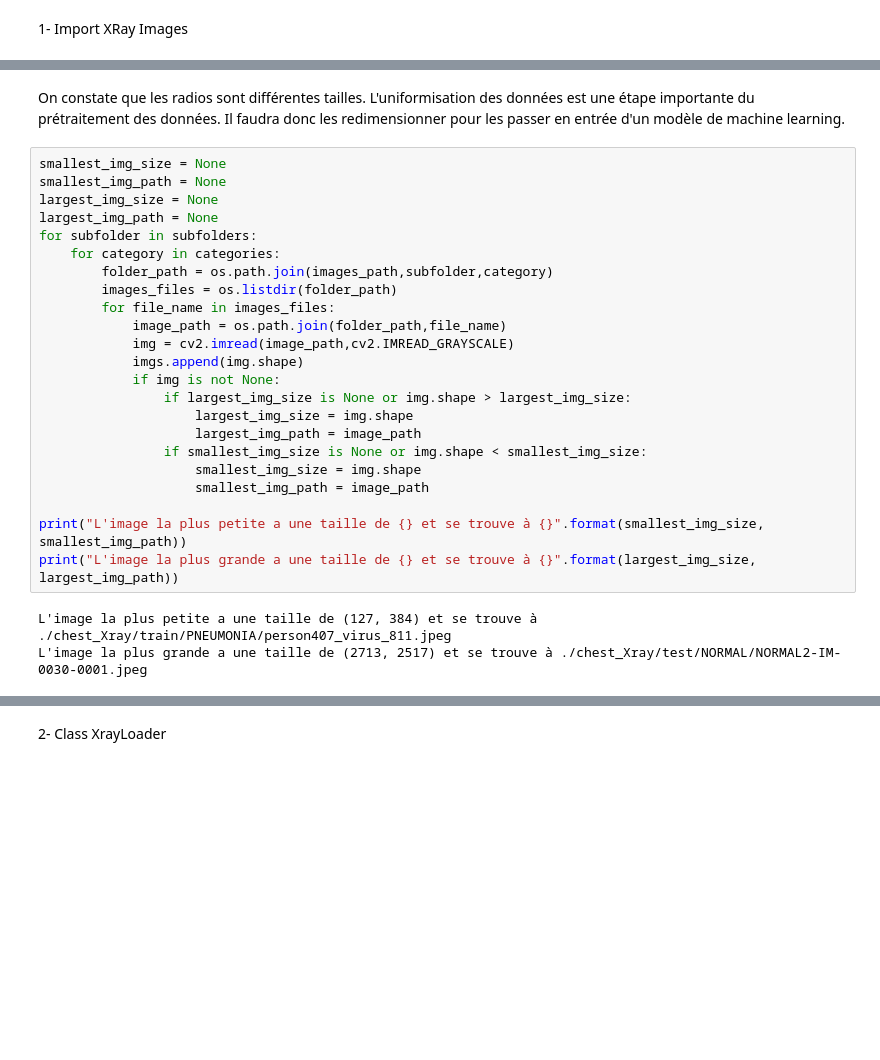
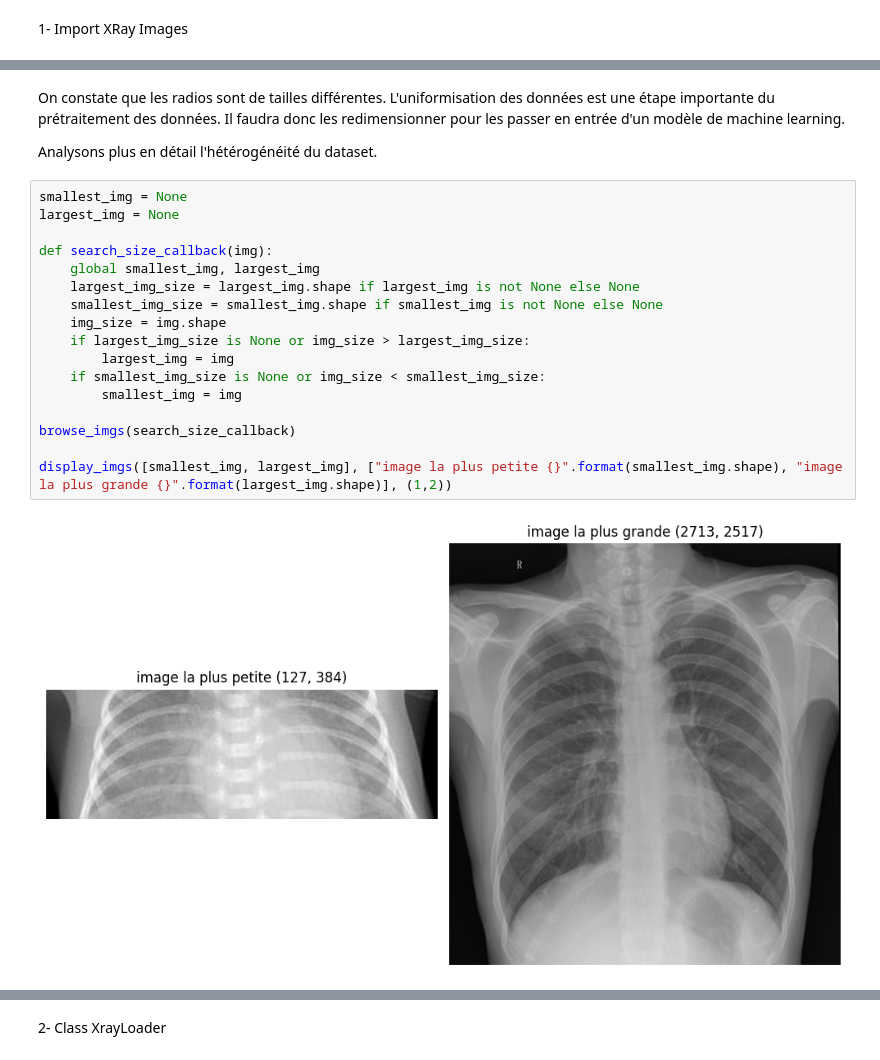
Before and after one commit to YvanDesPatates/IA_XRay_chest, a Jupyter notebook: DEV_810_XRay_2.ipynb, the cells around one changed output, grey strips where cells are left out. Drawn from its saved outputs; the diff is of its cells as text; blank space fills up the shorter version.

Commit message:
refactorisation, plus d'affichage d'image et moins de print

```diff
--- a/DEV_810_XRay_2.ipynb
+++ b/DEV_810_XRay_2.ipynb
@@ -49,28 +77,23 @@ tailles des premières images du dossier ./chest_Xray/test/PNEUMONIA : [(640, 83
 # %% [markdown]
-On constate que les radios sont différentes tailles. L'uniformisation des données est une étape importante du prétraitement des données. Il faudra donc les redimensionner pour les passer en entrée d'un modèle de machine learning.
+On constate que les radios sont de tailles différentes. L'uniformisation des données est une étape importante du prétraitement des données. Il faudra donc les redimensionner pour les passer en entrée d'un modèle de machine learning.
+
+Analysons plus en détail l'hétérogénéité du dataset.
-# %%
-smallest_img_size = None
-smallest_img_path = None
-largest_img_size = None
-largest_img_path = None
-for subfolder in subfolders:
-    for category in categories:
-        folder_path = os.path.join(images_path,subfolder,category)
-        images_files = os.listdir(folder_path)
-        for file_name in images_files:
-            image_path = os.path.join(folder_path,file_name)
-            img = cv2.imread(image_path,cv2.IMREAD_GRAYSCALE)
-            imgs.append(img.shape)
-            if img is not None:
-                if largest_img_size is None or img.shape > largest_img_size:
-                    largest_img_size = img.shape
-                    largest_img_path = image_path
-                if smallest_img_size is None or img.shape < smallest_img_size:
-                    smallest_img_size = img.shape
-                    smallest_img_path = image_path
-
-print("L'image la plus petite a une taille de {} et se trouve à {}".format(smallest_img_size, smallest_img_path))
-print("L'image la plus grande a une taille de {} et se trouve à {}".format(largest_img_size, largest_img_path))
-# %% [output]
-L'image la plus petite a une taille de (127, 384) et se trouve à ./chest_Xray/train/PNEUMONIA/person407_virus_811.jpeg
-L'image la plus grande a une taille de (2713, 2517) et se trouve à ./chest_Xray/test/NORMAL/NORMAL2-IM-0030-0001.jpeg
+# %%
+smallest_img = None
+largest_img = None
+
+def search_size_callback(img):
+    global smallest_img, largest_img
+    largest_img_size = largest_img.shape if largest_img is not None else None
+    smallest_img_size = smallest_img.shape if smallest_img is not None else None
+    img_size = img.shape
+    if largest_img_size is None or img_size > largest_img_size:
+        largest_img = img
+    if smallest_img_size is None or img_size < smallest_img_size:
+        smallest_img = img
+
+browse_imgs(search_size_callback)
+
+display_imgs([smallest_img, largest_img], ["image la plus petite {}".format(smallest_img.shape), "image la plus grande {}".format(largest_img.shape)], (1,2))
+# %% [output]
+[figure, added]
```
Also changed, not shown: parts of 12 cells of this notebook.
